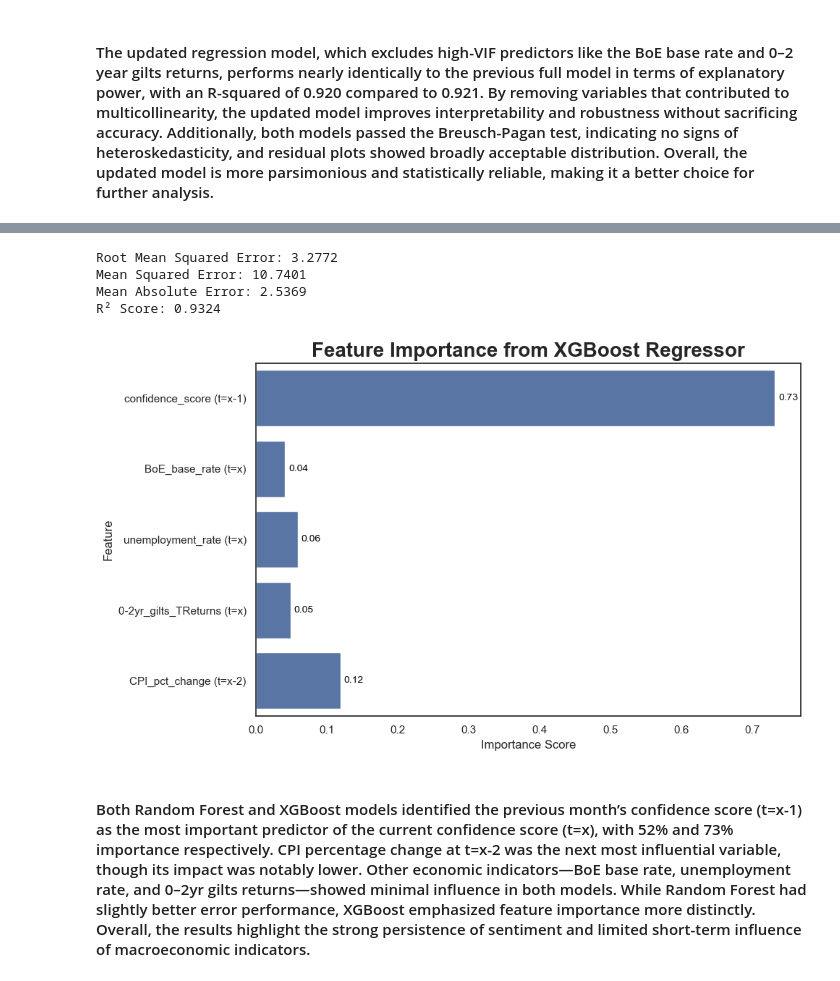
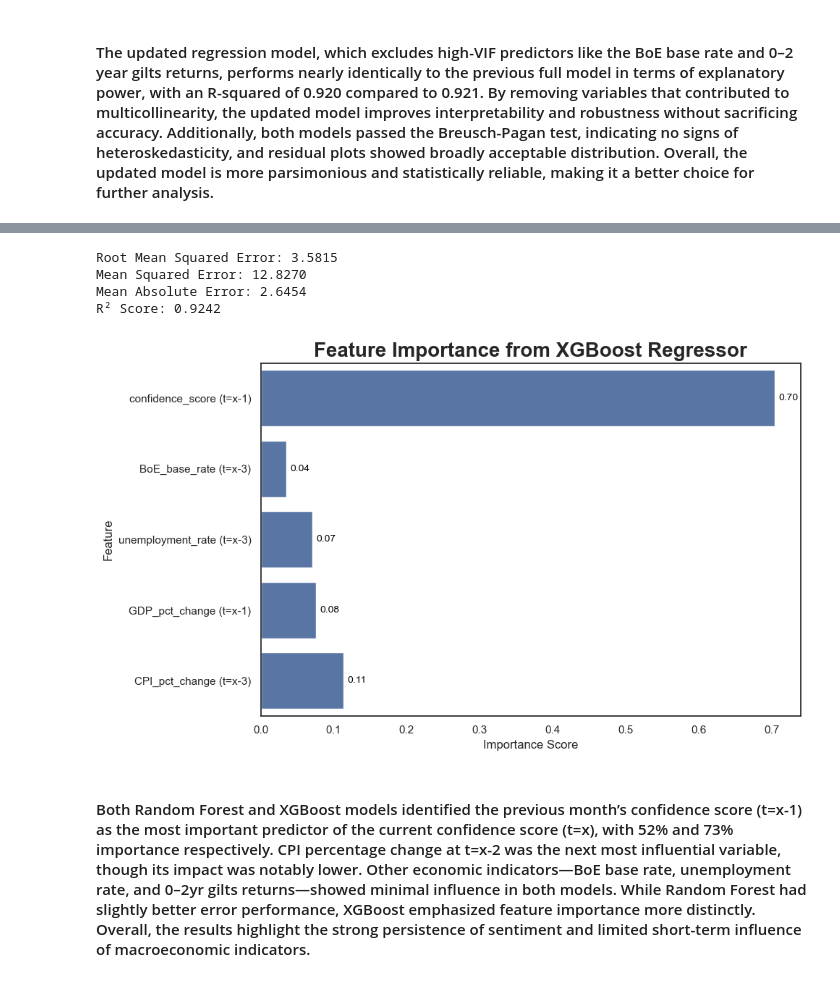
Before and after one commit to gamzebb/group-project, a Jupyter notebook: Confidence Score Analysis Sentiment, Corraletion, Predictions (1998-2022).ipynb, the cells around one changed output, grey strips where cells are left out. Saved outputs shown, nothing was run; the diff lists cells and outputs as text; code cells hidden in the pictures.

```diff
--- a/Confidence Score Analysis Sentiment, Corraletion, Predictions (1998-2022).ipynb
+++ b/Confidence Score Analysis Sentiment, Corraletion, Predictions (1998-2022).ipynb
@@ -1127,27 +1128,18 @@ regression_df.head()
 # 1. Prepare the data
 # -------------------
 regression_df = regression_df.dropna(
-    subset=[
-        'confidence_score (t=x)',
-        'confidence_score (t=x-1)',
-        'BoE_base_rate (t=x)',
-        'unemployment_rate (t=x)',
-        '0-2yr_gilts_TReturns (t=x)',
-        'CPI_pct_change (t=x-2)',
-    ]
-)
-
+    subset=['confidence_score (t=x)',
+     'confidence_score (t=x-1)','BoE_base_rate (t=x-3)', 'unemployment_rate (t=x-3)',
+     'GDP_pct_change (t=x-1)','CPI_pct_change (t=x-3)'
+])
 # Define dependent variable
 y = regression_df['confidence_score (t=x)']
 
 # Define independent variables
 X = regression_df[
     [
-        'confidence_score (t=x-1)',
-        'BoE_base_rate (t=x)',
-        'unemployment_rate (t=x)',
-        '0-2yr_gilts_TReturns (t=x)',
-        'CPI_pct_change (t=x-2)'
+'confidence_score (t=x-1)','BoE_base_rate (t=x-3)', 'unemployment_rate (t=x-3)',
+'GDP_pct_change (t=x-1)','CPI_pct_change (t=x-3)'
     ]
 ]
 
@@ -1209,24 +1201,19 @@ from xgboost import XGBRegressor
 
 # 1. Prepare the data
 # -------------------
-# Drop missing values
-regression_df = regression_df.dropna(subset=[
-    'confidence_score (t=x)',
-    'confidence_score (t=x-1)',
-    'BoE_base_rate (t=x)',
-    'unemployment_rate (t=x)',
-    '0-2yr_gilts_TReturns (t=x)',
-    'CPI_pct_change (t=x-2)'
+regression_df = regression_df.dropna(
+    subset=['confidence_score (t=x)',
+     'confidence_score (t=x-1)','BoE_base_rate (t=x-3)', 'unemployment_rate (t=x-3)',
+     'GDP_pct_change (t=x-1)','CPI_pct_change (t=x-3)'
 ])
+# Define dependent variable
+y = regression_df['confidence_score (t=x)']
 
-# Define features and target
+# Define independent variables
 X = regression_df[
     [
-        'confidence_score (t=x-1)',
-        'BoE_base_rate (t=x)',
-        'unemployment_rate (t=x)',
-        '0-2yr_gilts_TReturns (t=x)',
-        'CPI_pct_change (t=x-2)'
+'confidence_score (t=x-1)','BoE_base_rate (t=x-3)', 'unemployment_rate (t=x-3)',
+'GDP_pct_change (t=x-1)','CPI_pct_change (t=x-3)'
     ]
 ]
 y = regression_df['confidence_score (t=x)']
@@ -1256,38 +1243,38 @@ xgb_model.fit(X_train, y_train)
 y_pred = xgb_model.predict(X_test)
 
 rmse = np.sqrt(mean_squared_error(y_test, y_pred))
 mse = mean_squared_error(y_test, y_pred)
 mae = mean_absolute_error(y_test, y_pred)
 r2 = r2_score(y_test, y_pred)
 
 print(f"Root Mean Squared Error: {rmse:.4f}")
 print(f"Mean Squared Error: {mse:.4f}")
 print(f"Mean Absolute Error: {mae:.4f}")
 print(f"R² Score: {r2:.4f}")
 
 # 5. Plot feature importance
 # --------------------------
 feature_importance = pd.Series(xgb_model.feature_importances_, index=X.columns)
 
 plt.figure(figsize=(10, 6))
 ax = sns.barplot(x=feature_importance, y=feature_importance.index)
 
 plt.title("Feature Importance from XGBoost Regressor", fontsize=20, fontweight='bold')
 plt.xlabel("Importance Score")
 plt.ylabel("Feature")
 
 # Add value labels
 for i, (value, name) in enumerate(zip(feature_importance, feature_importance.index)):
     ax.text(value + 0.005, i, f"{value:.2f}", color='black', va='center', fontsize=10)
 
 plt.tight_layout()
 plt.show()
 # %% [output]
-Root Mean Squared Error: 3.2772
-Mean Squared Error: 10.7401
-Mean Absolute Error: 2.5369
-R² Score: 0.9324
+Root Mean Squared Error: 3.5815
+Mean Squared Error: 12.8270
+Mean Absolute Error: 2.6454
+R² Score: 0.9242
-[figure, old version]
+[figure, new version]
 # %% [markdown]
 #### Both Random Forest and XGBoost models identified the previous month’s confidence score (t=x-1) as the most important predictor of the current confidence score (t=x), with 52% and 73% importance respectively. CPI percentage change at t=x-2 was the next most influential variable, though its impact was notably lower. Other economic indicators—BoE base rate, unemployment rate, and 0–2yr gilts returns—showed minimal influence in both models. While Random Forest had slightly better error performance, XGBoost emphasized feature importance more distinctly. Overall, the results highlight the strong persistence of sentiment and limited short-term influence of macroeconomic indicators.
 # %% [markdown]
```
Also changed, not shown: parts of 26 cells of this notebook.
